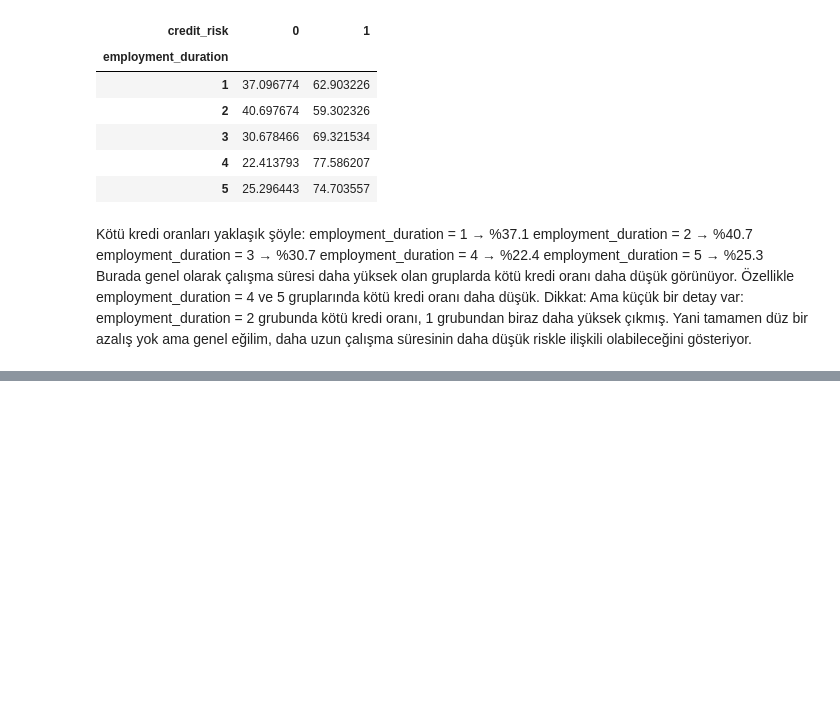
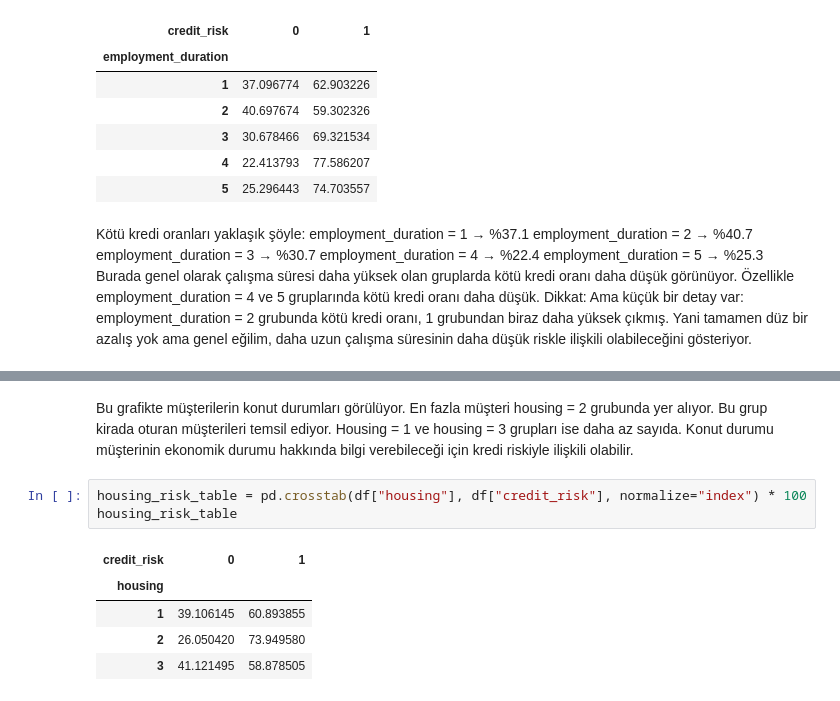
Before and after one commit to Esr1903/credit-risk-scoring-system, a Jupyter notebook: notebooks/02_veri_kesfi_ve_grafikler.ipynb, the cells around one changed output, grey strips where cells are left out. Drawn from its saved outputs; the diff is of its cells as text; blank space fills up the shorter version.

Commit message:
Konut durumu analizini ekle

```diff
--- a/notebooks/02_veri_kesfi_ve_grafikler.ipynb
+++ b/notebooks/02_veri_kesfi_ve_grafikler.ipynb
@@ -480,0 +504,11 @@ Yani tamamen düz bir azalış yok ama genel eğilim, daha uzun çalışma süre
+# %% [markdown]
+Bu grafikte müşterilerin konut durumları görülüyor. En fazla müşteri housing = 2 grubunda yer alıyor. Bu grup kirada oturan müşterileri temsil ediyor. Housing = 1 ve housing = 3 grupları ise daha az sayıda. Konut durumu müşterinin ekonomik durumu hakkında bilgi verebileceği için kredi riskiyle ilişkili olabilir.
+# %%
+housing_risk_table = pd.crosstab(df["housing"], df["credit_risk"], normalize="index") * 100
+housing_risk_table
+# %% [output]
+| credit_risk | 0 | 1 |
+| housing |  |  |
+| 1 | 39.106145 | 60.893855 |
+| 2 | 26.050420 | 73.949580 |
+| 3 | 41.121495 | 58.878505 |
```
Also changed, not shown: parts of 4 cells of this notebook.
